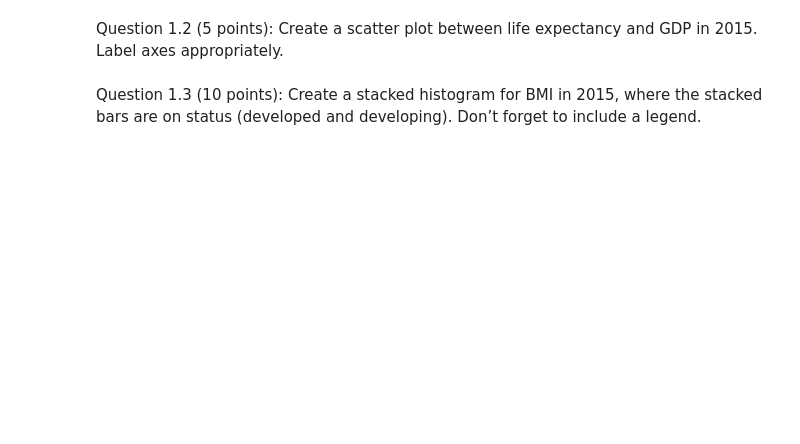
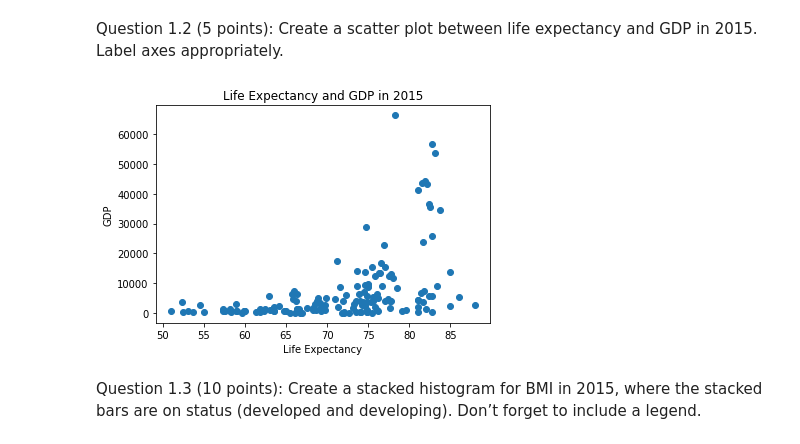
Before and after one commit to sarhuang/cosc425, a Jupyter notebook: Lab1/lab1_part1.ipynb, the cells around one changed output. Drawn from its saved outputs; the diff is of its cells as text; code cells hidden in the pictures; blank space fills up the shorter version.

```diff
--- a/Lab1/lab1_part1.ipynb
+++ b/Lab1/lab1_part1.ipynb
@@ -46,6 +29,16 @@ plt.show()
 # %% [markdown]
 Question 1.2 (5 points): Create a scatter plot between life expectancy and GDP in 2015.
 Label axes appropriately.
+# %%
+expectancies = np.array(life_expectancy_data_2015["Life_expectancy"])
+gdp = np.array(life_expectancy_data_2015["GDP"])
+plt.scatter(expectancies, gdp)
+plt.xlabel("Life Expectancy")
+plt.ylabel("GDP")
+plt.title('Life Expectancy and GDP in 2015')
+plt.show()
+# %% [output]
+[figure, added]
 # %% [markdown]
 Question 1.3 (10 points): Create a stacked histogram for BMI in 2015, where the stacked
 bars are on status (developed and developing). Don’t forget to include a legend.
```
Also changed, not shown: parts of 5 cells of this notebook, 1 other file.
